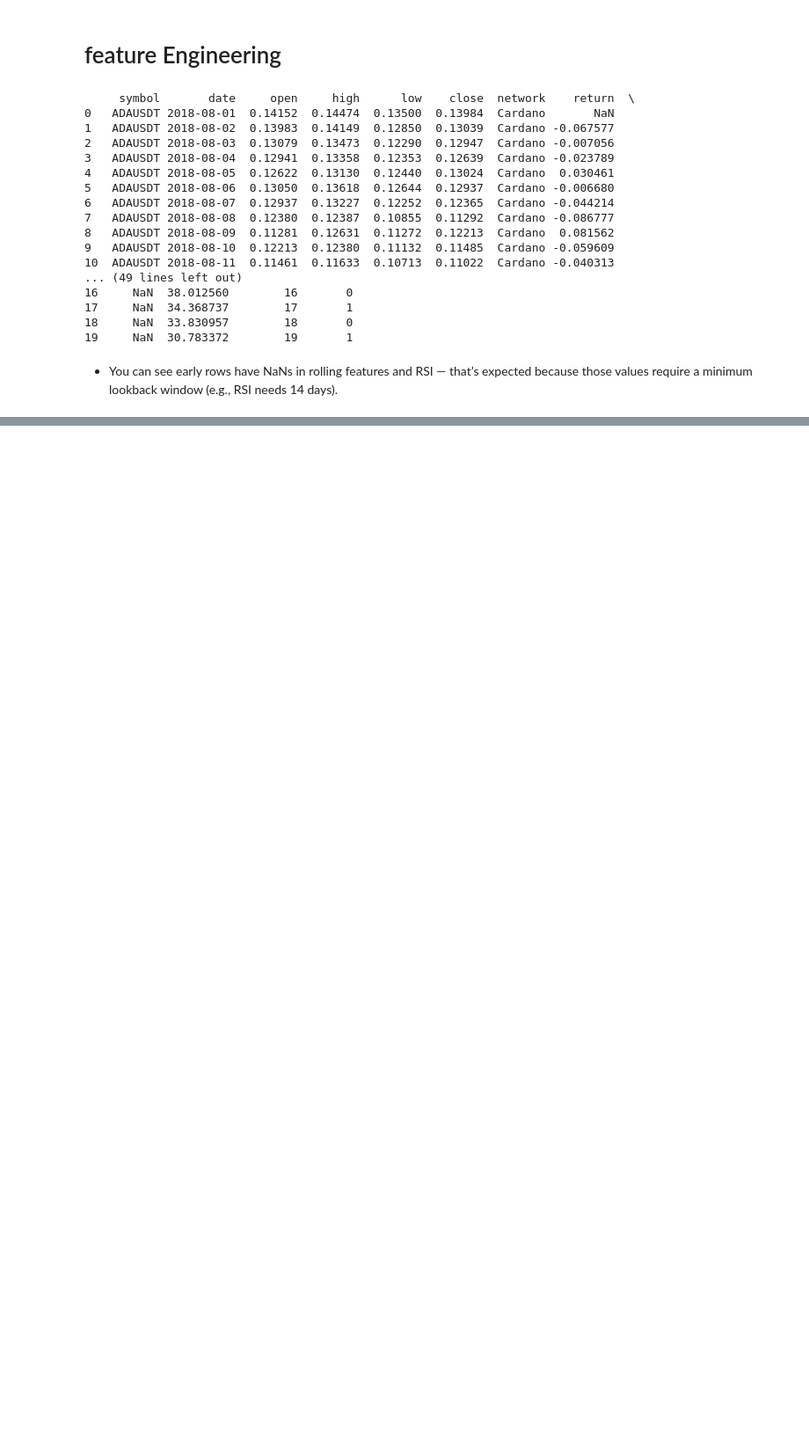
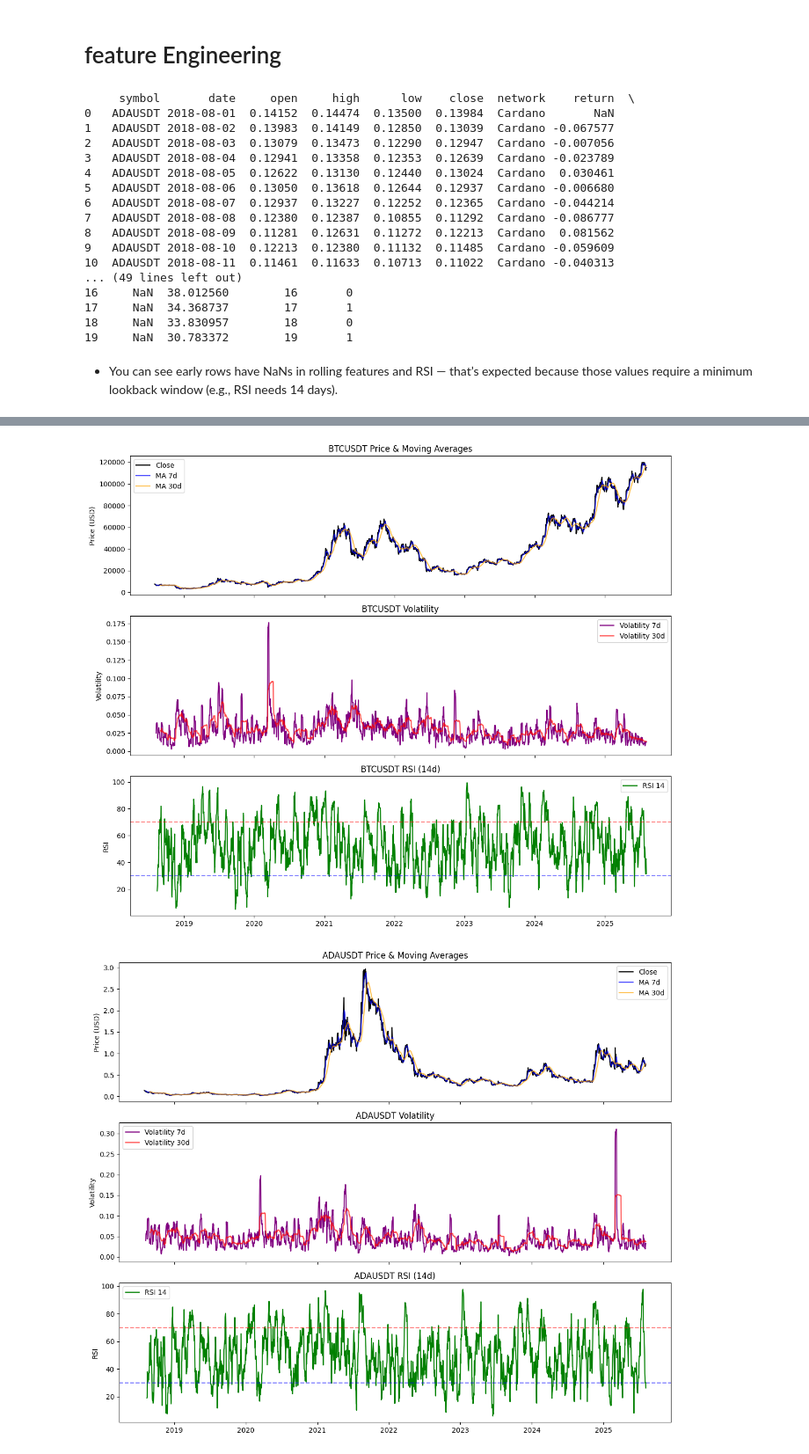
Before and after one commit to alabhastam/crypto-price-forecasting, a Jupyter notebook: main.ipynb, the cells around one changed output, grey strips where cells are left out. Shown at 88% size. Cells and saved outputs as stored; diff of their text form; code cells hidden in the pictures; blank space fills up the shorter version.

```diff
--- a/main.ipynb
+++ b/main.ipynb
@@ -255,3 +255,56 @@ print(df_features.head(20))
 19     NaN  30.783372        19       1
 # %% [markdown]
 * You can see early rows have NaNs in rolling features and RSI — that’s expected because those values require a minimum lookback window (e.g., RSI needs 14 days).
+# %%
+import matplotlib.pyplot as plt
+import pandas as pd
+
+# Assume df_features already exists and has the engineered features
+df_plot = df_features[df_features['symbol'].isin(['BTCUSDT', 'ADAUSDT'])]
+
+# Set up the plotting function
+def plot_coin_features(symbol):
+    coin_df = df_plot[df_plot['symbol'] == symbol]
+    fig, axes = plt.subplots(3, 1, figsize=(12, 10), sharex=True)
+
+    # Price + Moving Averages
+    axes[0].plot(coin_df['date'], coin_df['close'], label='Close', color='black')
+    axes[0].plot(coin_df['date'], coin_df['ma_7d'], label='MA 7d', color='blue', alpha=0.7)
+    axes[0].plot(coin_df['date'], coin_df['ma_30d'], label='MA 30d', color='orange', alpha=0.7)
+    axes[0].set_ylabel('Price (USD)')
+    axes[0].legend()
+    axes[0].set_title(f'{symbol} Price & Moving Averages')
+
+    # Volatility
+    axes[1].plot(coin_df['date'], coin_df['volatility_7d'], label='Volatility 7d', color='purple')
+    axes[1].plot(coin_df['date'], coin_df['volatility_30d'], label='Volatility 30d', color='red', alpha=0.7)
+    axes[1].set_ylabel('Volatility')
+    axes[1].legend()
+    axes[1].set_title(f'{symbol} Volatility')
+
+    # RSI
+    axes[2].plot(coin_df['date'], coin_df['rsi_14'], label='RSI 14', color='green')
+    axes[2].axhline(70, color='red', linestyle='--', alpha=0.5)
+    axes[2].axhline(30, color='blue', linestyle='--', alpha=0.5)
+    axes[2].set_ylabel('RSI')
+    axes[2].legend()
+    axes[2].set_title(f'{symbol} RSI (14d)')
+
+    plt.tight_layout()
+    return fig
+
+# Plot for BTC and ADA
+fig1 = plot_coin_features('BTCUSDT')
+fig2 = plot_coin_features('ADAUSDT')
+
+
+
+# ---- Time-based split ----
+# Choose a cut-off date for train/test (e.g. last 6 months as test)
+cutoff_date = df_features['date'].max() - pd.Timedelta(days=180)
+train_df = df_features[df_features['date'] <= cutoff_date]
+test_df = df_features[df_features['date'] > cutoff_date]
+
+print('Train range:', train_df['date'].min(), 'to', train_df['date'].max())
+print('Test range:', test_df['date'].min(), 'to', test_df['date'].max())
+# %% [output]
@@ -257,0 +313,2 @@ print(df_features.head(20))
+[figure, added]
+[figure, added]
```
Also changed, not shown: parts of 1 cell of this notebook.
